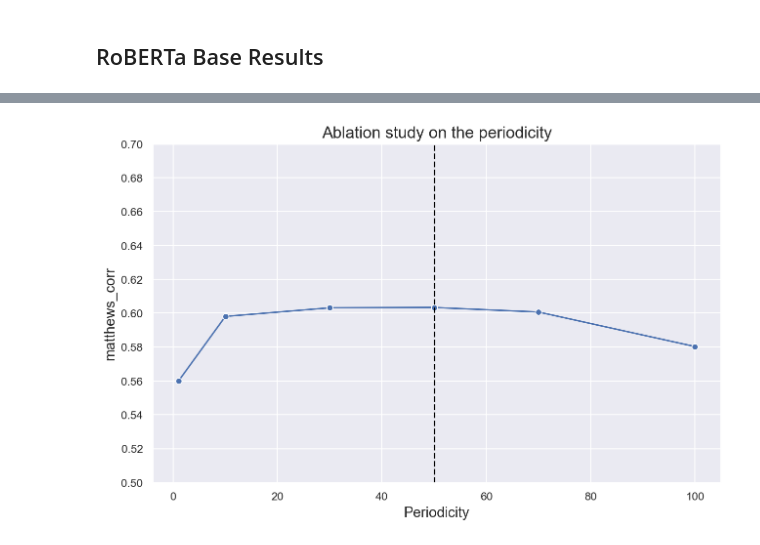
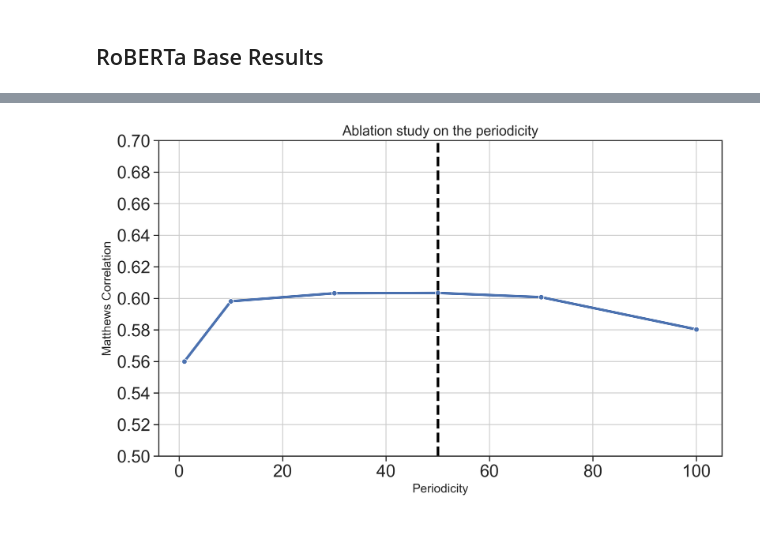
Before and after one commit to JesseBrouw/FoMo-LoRA, a Jupyter notebook: notebooks/tables.ipynb, the cells around one changed output, grey strips where cells are left out. Cells and saved outputs as stored; diff of their text form; code cells hidden in the pictures.

Commit message:
added_updated to visualizations

```diff
--- a/notebooks/tables.ipynb
+++ b/notebooks/tables.ipynb
@@ -13,6 +13,14 @@ import seaborn as sns
 table_path = Path("tables")
 if not table_path.exists():
     table_path.mkdir(exist_ok=True)
+
+sns.set_theme(
+    context="notebook",
+    style="ticks",
+    font_scale=1.8,
+    palette=None,
+    rc={"figure.dpi": 300, "figure.constrained_layout.use": True, "lines.linewidth": 3, "figure.figsize": (6,3)},
+)
 # %% [markdown]
 ## RoBERTa Base Results
 # %%
@@ -196,9 +222,4 @@ dynavera_random_qkv['stsb']={'eval_loss': 0.4234631359577179, 'eval_pearson': 0.
 # %%
-sns.set_theme()
-# For the image quality of the graphic.
-sns.set_theme(rc={"figure.dpi":150})
-# For the size of the graphics
-sns.set_theme(rc = {"figure.figsize":(6,3)})
 def create_barplot(
     data_dicts:list[dict],
     names:list[str],
@@ -217,7 +238,7 @@ def create_barplot(
     plt.title(title)
     plt.xlabel('Task')
     plt.ylabel('Score')
-    plt.legend(loc='upper left', bbox_to_anchor=(1, 1))
+    plt.legend(loc='lower right')
 
     # Show the plot
     plt.show()
@@ -225,7 +246,7 @@ def create_barplot(
 
 create_barplot(
     data_dicts=[VeRA_paper, dynavera_periodic_qkv, dynavera_once_qkv, dynavera_random_qkv ],
-    names=['VeRA paper','periodic;50', 'once;3', 'random;50'],
+    names=['VeRA',r'$periodic_{50}$', r'$once_{3}$', r'$random_{20}$'],
     title='DynaVeRA Results Across Different Allocation Strategies (QKV:20) [RoBERTa-base] '
     )
 # %% [output]
@@ -263,32 +292,32 @@ def plot_ablation(hyperparam_values:list, scores:list, x_label:str, y_label:str,
         'score' : scores
     }
     df = pd.DataFrame(data)
 
     max_value = df['score'].max()
     max_index = df['score'].idxmax()
     max_hyperparameter = df['hparam'][max_index]
 
     plt.figure(figsize=(10, 6))
     plot = sns.lineplot(data=df, x='hparam', y='score', marker='o')
     plot.set_title(title, fontsize=16)
     plot.set_xlabel(x_label, fontsize=14)
     plot.set_ylabel(y_label, fontsize=14)
     # plot.set_xticks(df['Periodicity'])
     plot.set_yticks(np.linspace(range_score[0], range_score[1], 11))
     plot.grid(True)
 
     plot.axvline(x=max_hyperparameter, ls='--', color='black')
 
     # Show the plot
     plt.show()
 
 plot_ablation(
     periodicity_results.keys(),
     periodicity_results.values(),
     'Periodicity',
-    'matthews_corr',
+    'Matthews Correlation',
     'Ablation study on the periodicity',
     range_score=(0.5, 0.7)
 )
 # %% [output]
-[figure, old version]
+[figure, new version]
```
Also changed, not shown: parts of 5 cells of this notebook, 7 other files.
